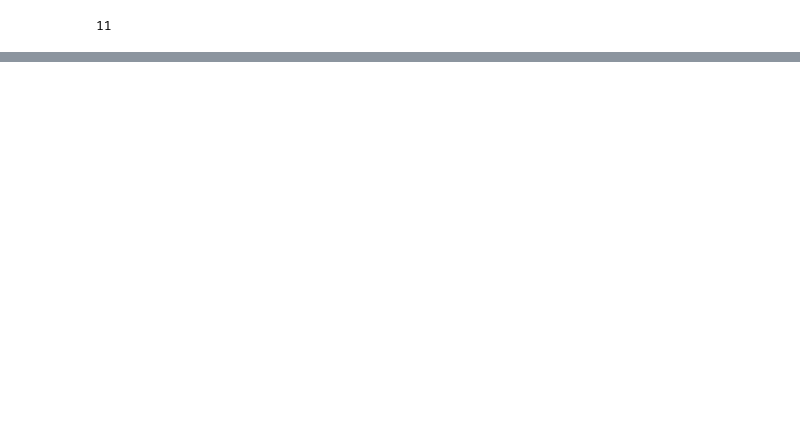
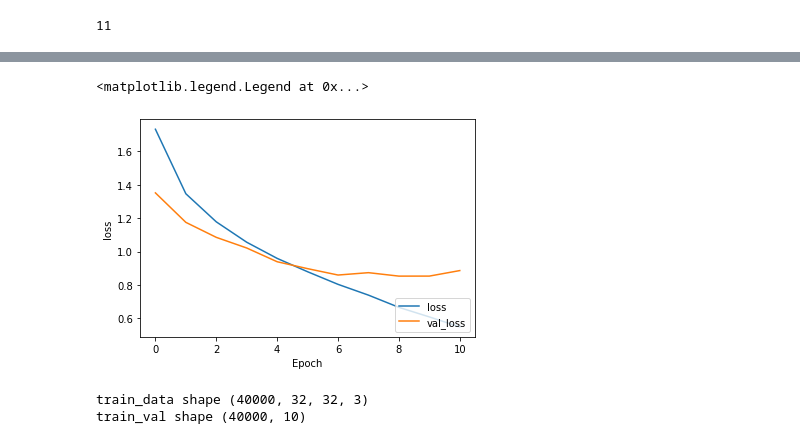
Before and after one commit to SuneelAbbigari/Machine-Learning, a Jupyter notebook: Test.ipynb, the cells around one changed output, grey strips where cells are left out. Saved outputs shown, nothing was run; the diff lists cells and outputs as text; code cells hidden in the pictures; blank space fills up the shorter version.

```diff
--- a/Test.ipynb
+++ b/Test.ipynb
@@ -247,0 +231,9 @@ dict_keys(['loss', 'accuracy', 'val_loss', 'val_accuracy'])
+# %%
+plt.plot(history.history['loss'], label='loss')
+plt.plot(history.history['val_loss'], label = 'val_loss')
+plt.xlabel('Epoch')
+plt.ylabel('loss')
+plt.legend(loc='lower right')
+# %% [output]
+<matplotlib.legend.Legend at 0x...>
+[figure, added]
@@ -247,0 +249,7 @@ dict_keys(['loss', 'accuracy', 'val_loss', 'val_accuracy'])
+# %%
+datagen.fit(train_data)
+print( "train_data shape",train_data.shape)
+print( "train_val shape",train_val.shape)
+# %% [output]
+train_data shape (40000, 32, 32, 3)
+train_val shape (40000, 10)
```
Also changed, not shown: parts of 5 cells of this notebook.
